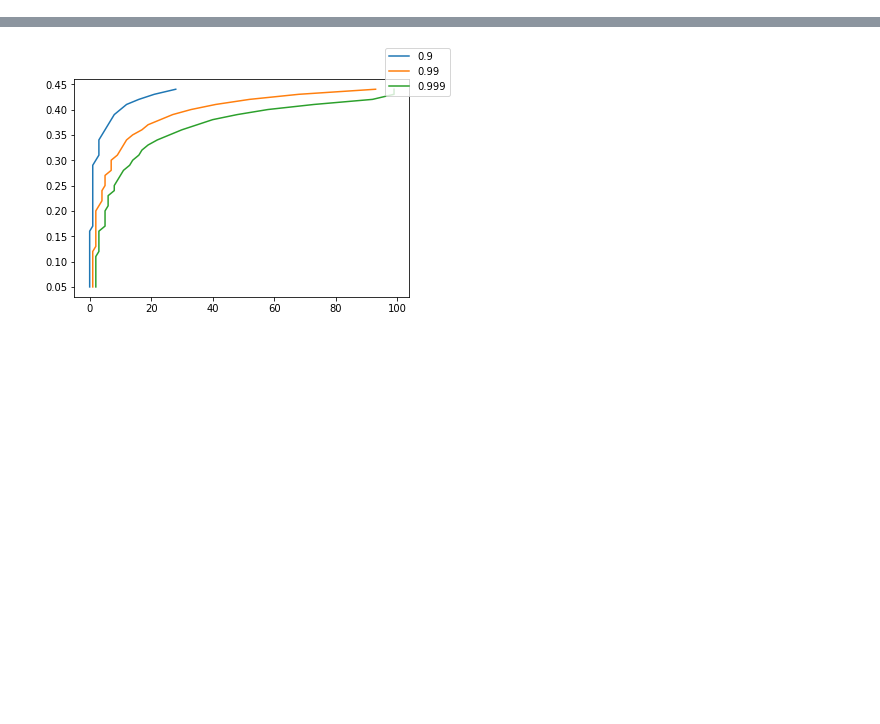
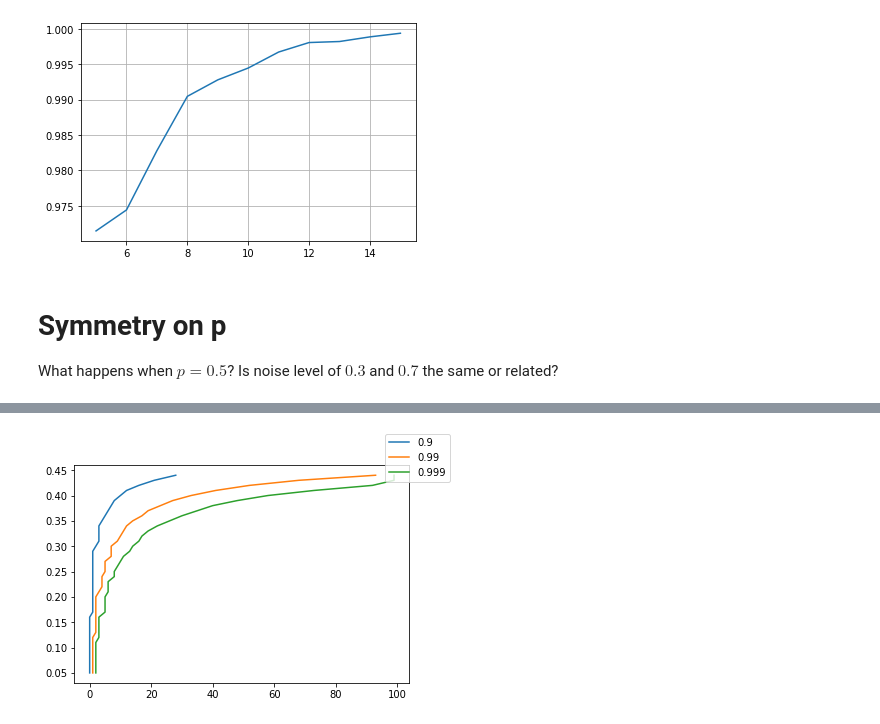
Before and after one commit to pierreosselin/structureaware, a Jupyter notebook: notebooks/limits_of_certificate.ipynb, the cells around one changed output, grey strips where cells are left out. Drawn from its saved outputs; the diff is of its cells as text; code cells hidden in the pictures; blank space fills up the shorter version.

```diff
--- a/notebooks/limits_of_certificate.ipynb
+++ b/notebooks/limits_of_certificate.ipynb
@@ -13,3 +42,19 @@ from scipy.optimize import minimize_scalar
+# %%
+def find_p_A_isotropic(p, r, eps=10e-10):
+    sol, rootresults = bisect(lambda p_A: float(isotropic(r, p, p_A))-0.5, 0+eps, 1-eps, full_output=True)
+    assert rootresults.converged
+    return sol
+# %%
+fig, ax = plt.subplots()
+rs = np.arange(5, 16)
+ax.plot(rs, [find_p_A_isotropic(0.3, r) for r in rs])
+ax.grid()
+# %% [output]
+[figure, added]
+# %% [markdown]
+# Symmetry on p
+
+What happens when $p=0.5$? Is noise level of $0.3$ and $0.7$ the same or related?
 # %%
 def maxR(p, p_A=0.99):
     try:
```
Also changed, not shown: parts of 11 cells of this notebook, 4 other files.
